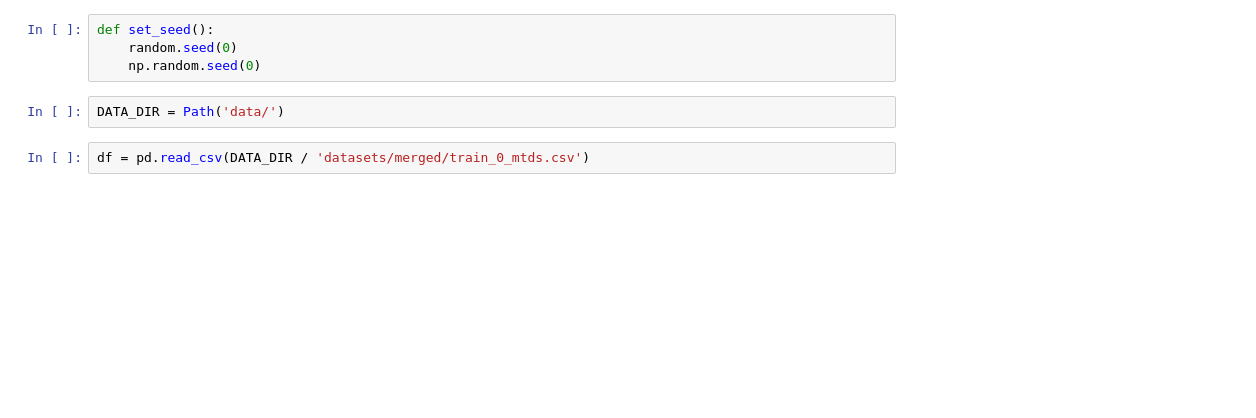
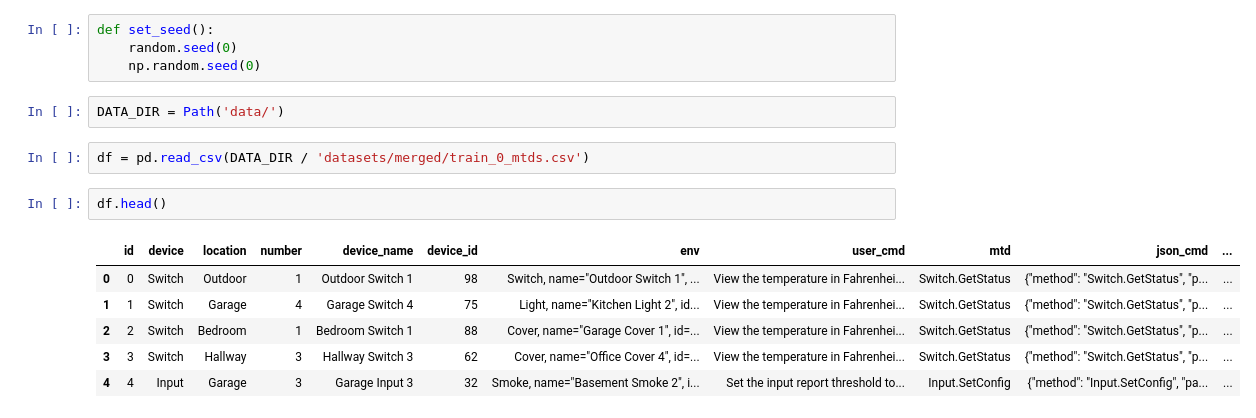
Before and after one commit to viktorpovazhuk/home_assistant_llm, a Jupyter notebook: eda.ipynb, the cells around one changed output. Drawn from its saved outputs; the diff is of its cells as text; blank space fills up the shorter version.

```diff
--- a/eda.ipynb
+++ b/eda.ipynb
@@ -27,3 +19,12 @@ def set_seed():
 DATA_DIR = Path('data/')
 # %%
 df = pd.read_csv(DATA_DIR / 'datasets/merged/train_0_mtds.csv')
+# %%
+df.head()
+# %% [output]
+|  | id | device | location | number | device_name | device_id | env | user_cmd | mtd | json_cmd | ... |
+| 0 | 0 | Switch | Outdoor | 1 | Outdoor Switch 1 | 98 | Switch, name="Outdoor Switch 1", ... | View the temperature in Fahrenhei... | Switch.GetStatus | {"method": "Switch.GetStatus", "p... | ... |
+| 1 | 1 | Switch | Garage | 4 | Garage Switch 4 | 75 | Light, name="Kitchen Light 2", id... | View the temperature in Fahrenhei... | Switch.GetStatus | {"method": "Switch.GetStatus", "p... | ... |
+| 2 | 2 | Switch | Bedroom | 1 | Bedroom Switch 1 | 88 | Cover, name="Garage Cover 1", id=... | View the temperature in Fahrenhei... | Switch.GetStatus | {"method": "Switch.GetStatus", "p... | ... |
+| 3 | 3 | Switch | Hallway | 3 | Hallway Switch 3 | 62 | Cover, name="Office Cover 4", id=... | View the temperature in Fahrenhei... | Switch.GetStatus | {"method": "Switch.GetStatus", "p... | ... |
+| 4 | 4 | Input | Garage | 3 | Garage Input 3 | 32 | Smoke, name="Basement Smoke 2", i... | Set the input report threshold to... | Input.SetConfig | {"method": "Input.SetConfig", "pa... | ... |
```
Also changed, not shown: parts of 13 cells of this notebook.
